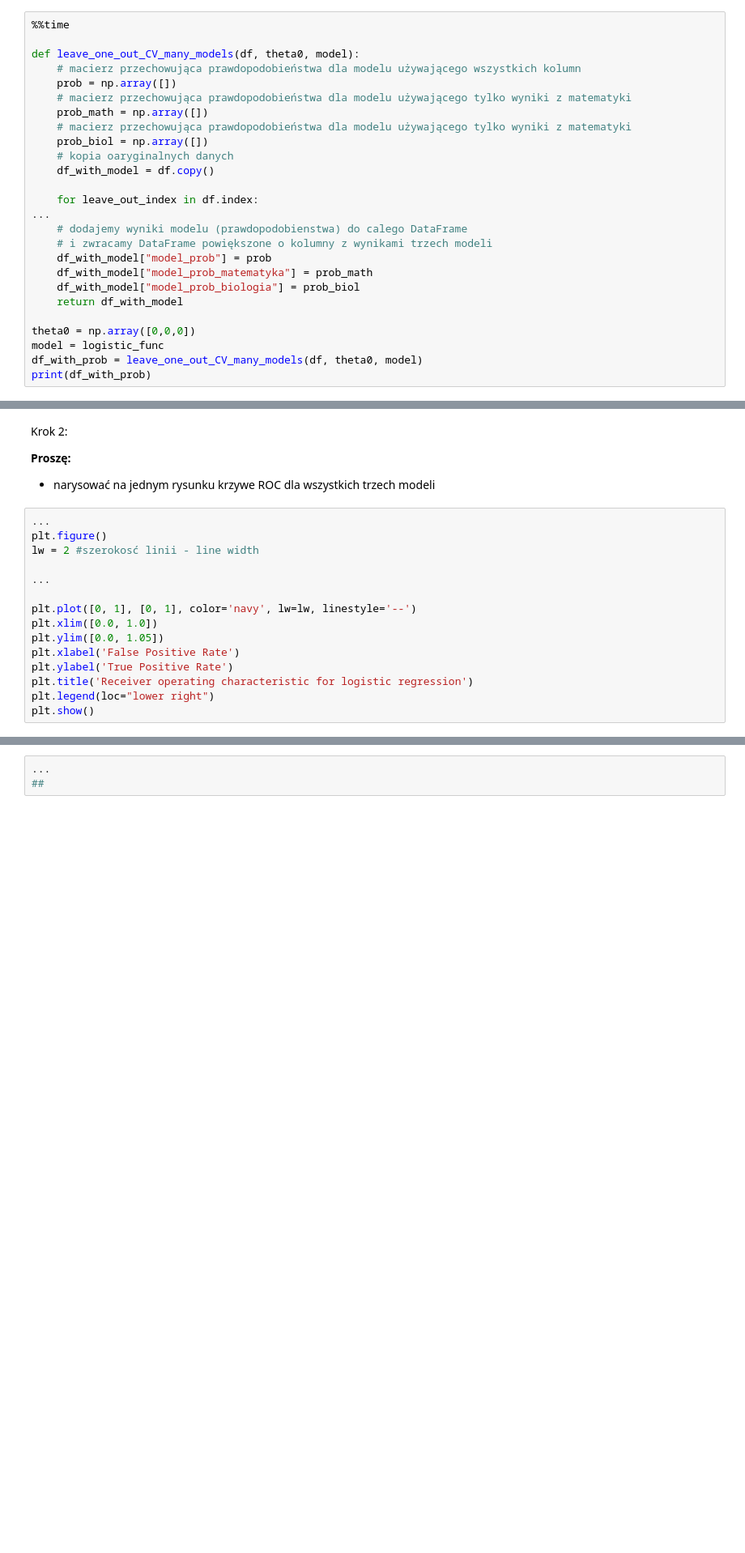
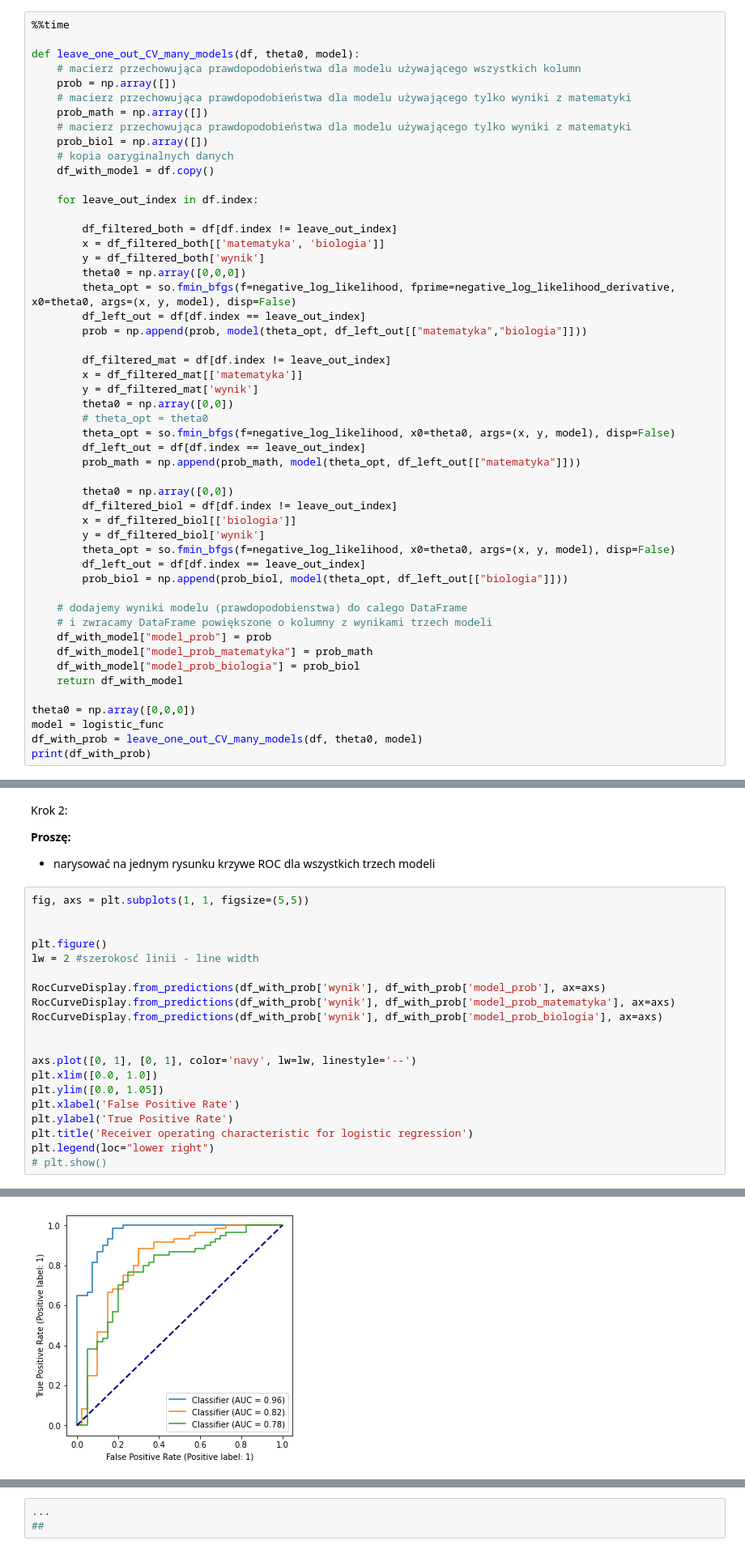
Before and after one commit to draczew23/Ucz_masz, a Jupyter notebook: cw/04_Walidacja_modelu.ipynb, the cells around one changed output, grey strips where cells are left out. Shown at 81% size. Drawn from its saved outputs; the diff is of its cells as text; blank space fills up the shorter version.

```diff
--- a/cw/04_Walidacja_modelu.ipynb
+++ b/cw/04_Walidacja_modelu.ipynb
@@ -348,7 +348,32 @@ def leave_one_out_CV_many_models(df, theta0, model):
     df_with_model = df.copy()
 
     for leave_out_index in df.index:
-...
+
+        df_filtered_both = df[df.index != leave_out_index]
+        x = df_filtered_both[['matematyka', 'biologia']]
+        y = df_filtered_both['wynik']
+        theta0 = np.array([0,0,0])
+        theta_opt = so.fmin_bfgs(f=negative_log_likelihood, fprime=negative_log_likelihood_derivative, x0=theta0, args=(x, y, model), disp=False)
+        df_left_out = df[df.index == leave_out_index]
+        prob = np.append(prob, model(theta_opt, df_left_out[["matematyka","biologia"]]))
+
+        df_filtered_mat = df[df.index != leave_out_index]
+        x = df_filtered_mat[['matematyka']]
+        y = df_filtered_mat['wynik']
+        theta0 = np.array([0,0])
+        # theta_opt = theta0
+        theta_opt = so.fmin_bfgs(f=negative_log_likelihood, x0=theta0, args=(x, y, model), disp=False)
+        df_left_out = df[df.index == leave_out_index]
+        prob_math = np.append(prob_math, model(theta_opt, df_left_out[["matematyka"]]))
+
+        theta0 = np.array([0,0])
+        df_filtered_biol = df[df.index != leave_out_index]
+        x = df_filtered_biol[['biologia']]
+        y = df_filtered_biol['wynik']
+        theta_opt = so.fmin_bfgs(f=negative_log_likelihood, x0=theta0, args=(x, y, model), disp=False)
+        df_left_out = df[df.index == leave_out_index]
+        prob_biol = np.append(prob_biol, model(theta_opt, df_left_out[["biologia"]]))
+
     # dodajemy wyniki modelu (prawdopodobienstwa) do calego DataFrame
     # i zwracamy DataFrame powiększone o kolumny z wynikami trzech modeli
     df_with_model["model_prob"] = prob
@@ -367,17 +410,23 @@ Krok 2:
 
 * narysować na jednym rysunku krzywe ROC dla wszystkich trzech modeli
 # %%
-...
+fig, axs = plt.subplots(1, 1, figsize=(5,5))
+
+
 plt.figure()
 lw = 2 #szerokosć linii - line width
 
-...
+RocCurveDisplay.from_predictions(df_with_prob['wynik'], df_with_prob['model_prob'], ax=axs)
+RocCurveDisplay.from_predictions(df_with_prob['wynik'], df_with_prob['model_prob_matematyka'], ax=axs)
+RocCurveDisplay.from_predictions(df_with_prob['wynik'], df_with_prob['model_prob_biologia'], ax=axs)
 
-plt.plot([0, 1], [0, 1], color='navy', lw=lw, linestyle='--')
+
+axs.plot([0, 1], [0, 1], color='navy', lw=lw, linestyle='--')
 plt.xlim([0.0, 1.0])
 plt.ylim([0.0, 1.05])
 plt.xlabel('False Positive Rate')
 plt.ylabel('True Positive Rate')
 plt.title('Receiver operating characteristic for logistic regression')
 plt.legend(loc="lower right")
-plt.show()
+# plt.show()
+# %% [output]
@@ -383,0 +435 @@ plt.show()
+[figure, added]
```
Also changed, not shown: parts of 4 cells of this notebook, 9 other files.
